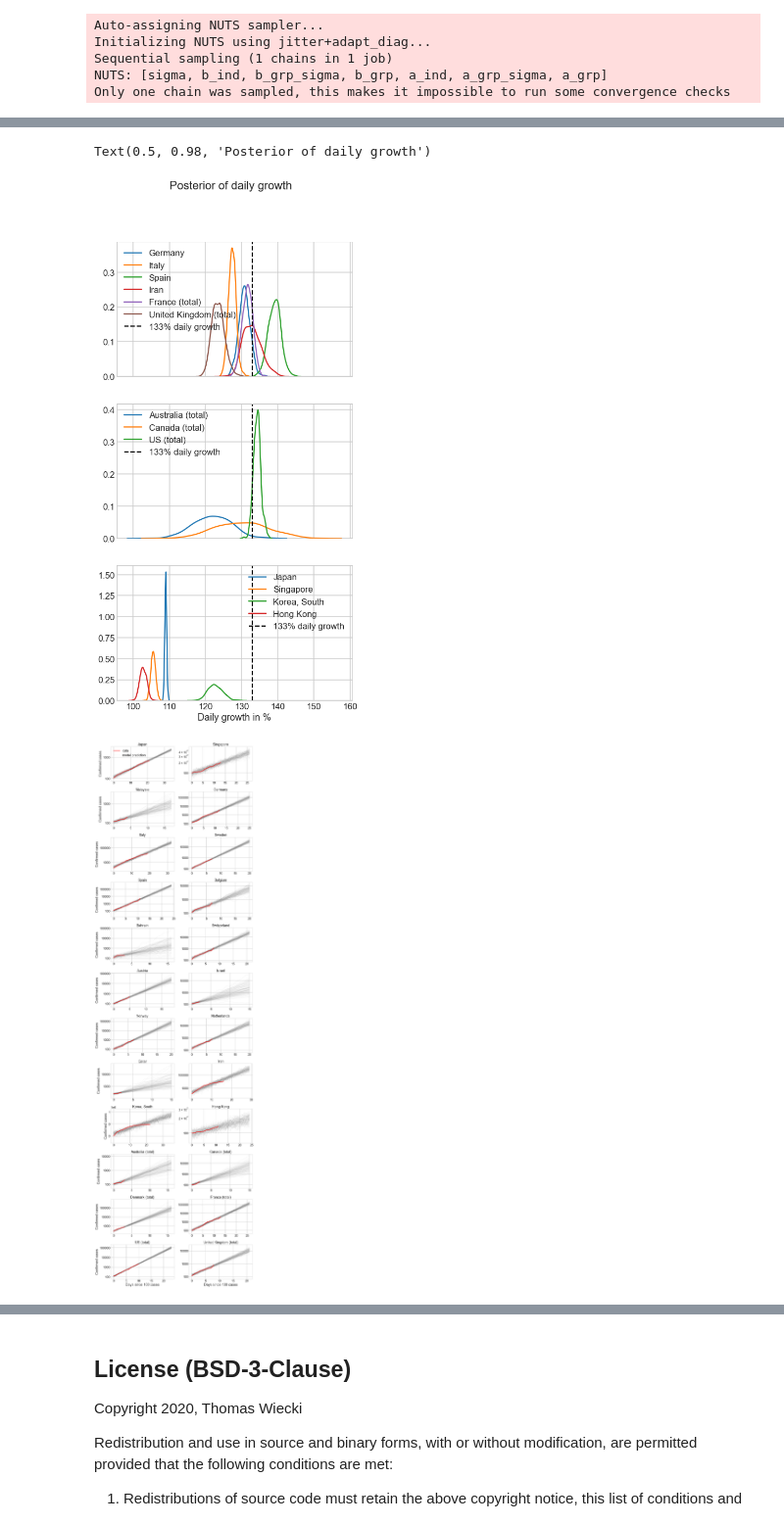
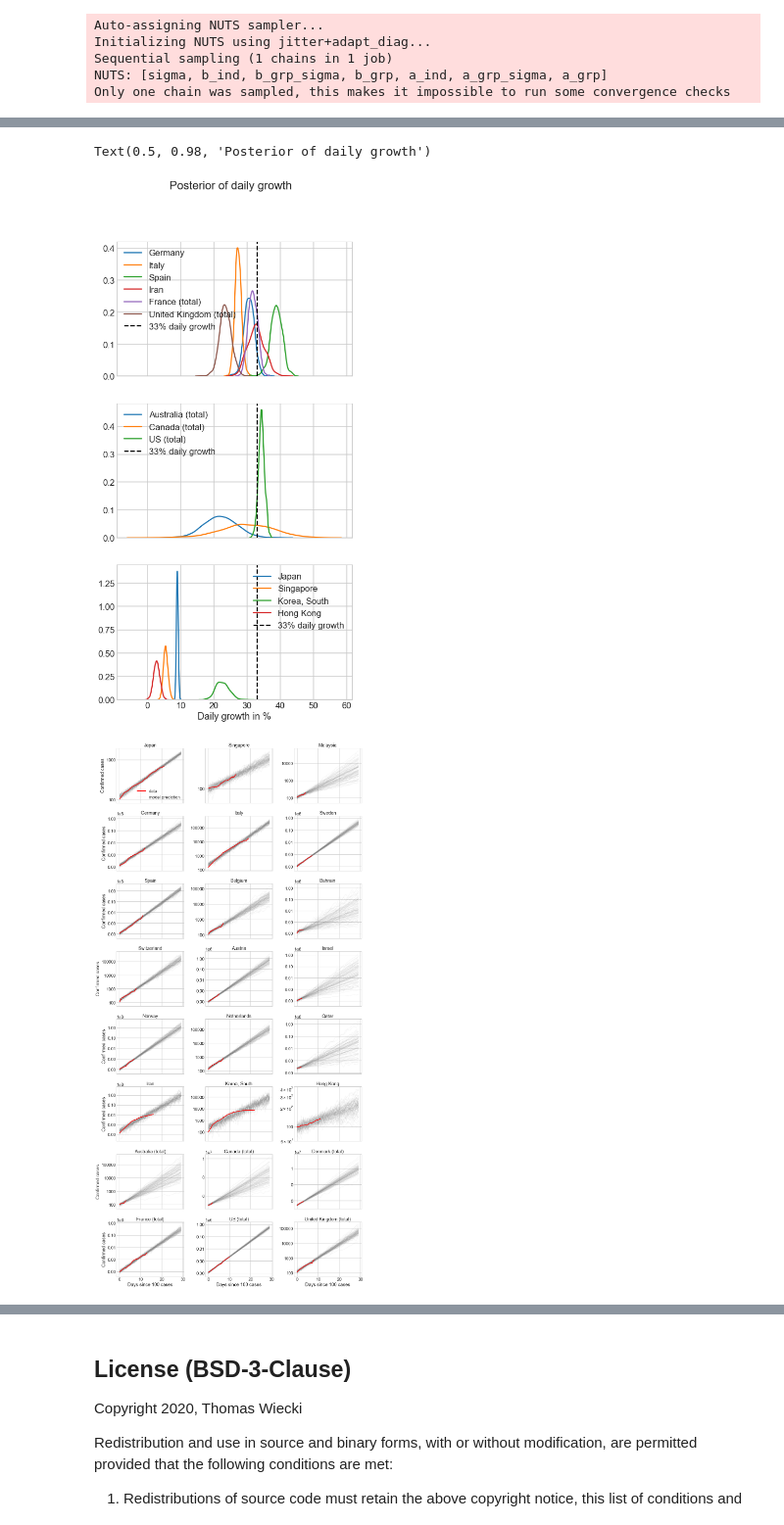
Before and after one commit to twiecki/covid19, a Jupyter notebook: covid19_growth_bayes.ipynb, the cells around one changed output, grey strips where cells are left out. Shown at 98% size. Cells and saved outputs as stored; diff of their text form; code cells hidden in the pictures.

Commit message:
Fix growth rate, arviz import, and shared x-axis

```diff
--- a/covid19_growth_bayes.ipynb
+++ b/covid19_growth_bayes.ipynb
@@ -157,7 +162,7 @@ with model:
     # Update data so that we get predictions into the future
     for country in countries:
         df_country = df_sign.loc[lambda x: (x.country == country)]
-        x_data = np.arange(df_country.days_since_100[0], df_country.days_since_100[-1] + 14)
+        x_data = np.arange(0, 30)
         y_data = np.array([np.nan] * len(x_data))
         pm.set_data({country + "x_data": x_data})
         pm.set_data({country + "y_data": y_data})
@@ -189,32 +194,32 @@ fig, axs = plt.subplots(nrows=len(country_groups), figsize=(8, 16), sharex=True)
 for ax, country_group in zip(axs, country_groups):
     for i, country in enumerate(countries):
         if country in country_group:
-            sns.distplot(trace['b_ind'][:, i] * 100, ax=ax, label=country, hist=False)
+            sns.distplot((trace['b_ind'][:, i] * 100) - 100, ax=ax, label=country, hist=False)
 
-    ax.axvline(133, ls='--', color='k', label='133% daily growth')
+    ax.axvline(33, ls='--', color='k', label='33% daily growth')
     ax.legend()
 ax.set_xlabel('Daily growth in %')
 plt.suptitle('Posterior of daily growth')
 # %% [output]
 Text(0.5, 0.98, 'Posterior of daily growth')
-[figure, old version]
+[figure, new version]
 # %%
-fig, axs = plt.subplots(nrows=n_countries // 2, ncols=2, figsize=(12, 40))
+fig, axs = plt.subplots(nrows=n_countries // 3, ncols=3, figsize=(15, 30), sharex=True)
 
 for ax, country in zip(axs.flatten(), countries):
     df_country = df_sign.loc[lambda x: x.country == country]
     ax.plot(df_country.days_since_100, df_country.cases, color='r')
     ax.plot(np.arange(0, post_pred[country].shape[1]), post_pred[country].T, alpha=.05, color='.5')
     ax.plot(df_country.days_since_100, df_country.cases, color='r')
     ax.set_yscale('log')
     ax.get_yaxis().set_major_formatter(matplotlib.ticker.ScalarFormatter())
     #ax.set_ylim(0, df_country.cases.iloc[-1] * 2.5)
     ax.set_title(country)
 
 axs[0, 0].legend(['data', 'model prediction'])
 [ax.set(xlabel='Days since 100 cases') for ax in axs[-1, :]]
 [ax.set(ylabel='Confirmed cases') for ax in axs[:, 0]]
 fig.tight_layout()
 # %% [output]
-[figure, old version]
+[figure, new version]
 # %%
```
Also changed, not shown: parts of 4 cells of this notebook.
